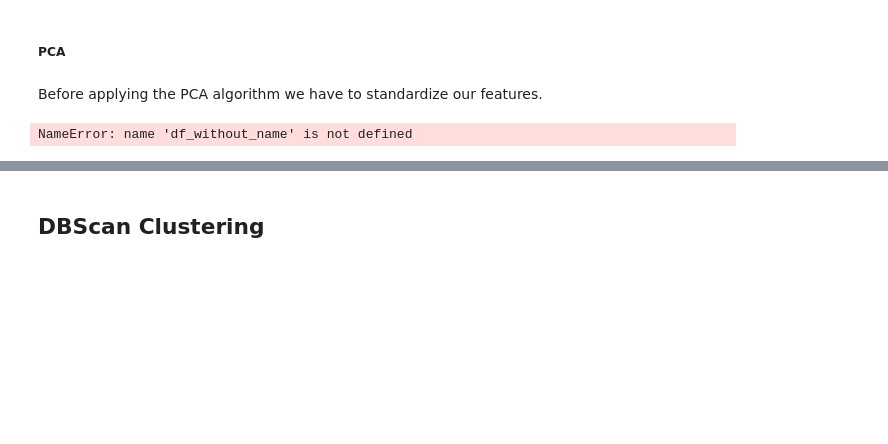
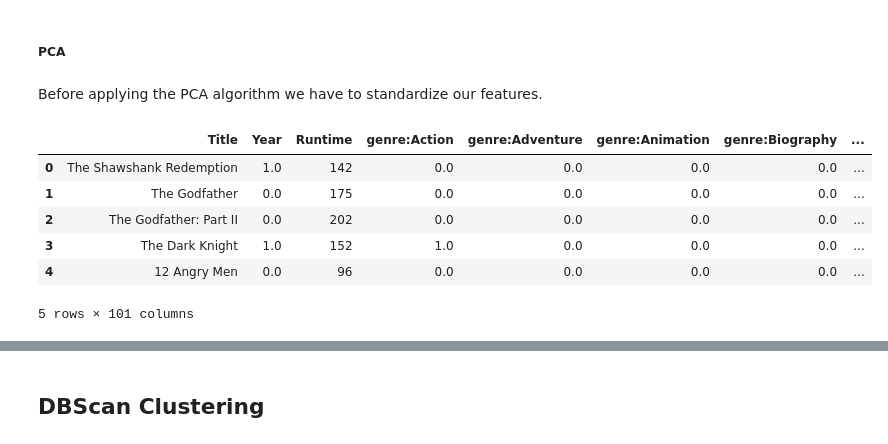
Before and after one commit to mustafashabbir10/MovieClustering, a Jupyter notebook: Data_Clustering_upload.ipynb, the cells around one changed output, grey strips where cells are left out. Drawn from its saved outputs; the diff is of its cells as text; code cells hidden in the pictures; blank space fills up the shorter version.

```diff
--- a/Data_Clustering_upload.ipynb
+++ b/Data_Clustering_upload.ipynb
@@ -123,0 +135,7 @@ See the caveats in the documentation: http://pandas.pydata.org/pandas-docs/stabl
+# %%
+df_omdb['Runtime']=pd.to_numeric(df_omdb['Runtime'],errors='coerce')
+for i in range(250):
+    if df_omdb.Runtime[i]<=125:
+        df_omdb.Runtime[i]=0
+    else:
+        df_omdb.Runtime[i]=1
@@ -528,14 +555,22 @@ Since the number of features in the dataset are very high, we first have to perf
 ##### PCA
 # %% [markdown]
 Before applying the PCA algorithm we have to standardize our features.
+# %%
+df_final2.head()
+# %% [output]
+|  | Title | Year | Runtime | genre:Action | genre:Adventure | genre:Animation | genre:Biography | ... |
+| 0 | The Shawshank Redemption | 1.0 | 142 | 0.0 | 0.0 | 0.0 | 0.0 | ... |
+| 1 | The Godfather | 0.0 | 175 | 0.0 | 0.0 | 0.0 | 0.0 | ... |
+| 2 | The Godfather: Part II | 0.0 | 202 | 0.0 | 0.0 | 0.0 | 0.0 | ... |
+| 3 | The Dark Knight | 1.0 | 152 | 1.0 | 0.0 | 0.0 | 0.0 | ... |
+| 4 | 12 Angry Men | 0.0 | 96 | 0.0 | 0.0 | 0.0 | 0.0 | ... |
+5 rows × 101 columns
 # %%
-df_matrix = df_without_name.as_matrix(columns=None)
+df_matrix = df_final2.drop('Title',axis=1).as_matrix(columns=None)
 
 from sklearn.preprocessing import StandardScaler
 scaler = StandardScaler().fit(df_matrix)
 df_matrix=scaler.transform(df_matrix)
-# %% [output]
-NameError: name 'df_without_name' is not defined
 # %%
 df_matrix
 # %% [output]
```
Also changed, not shown: parts of 31 cells of this notebook.
